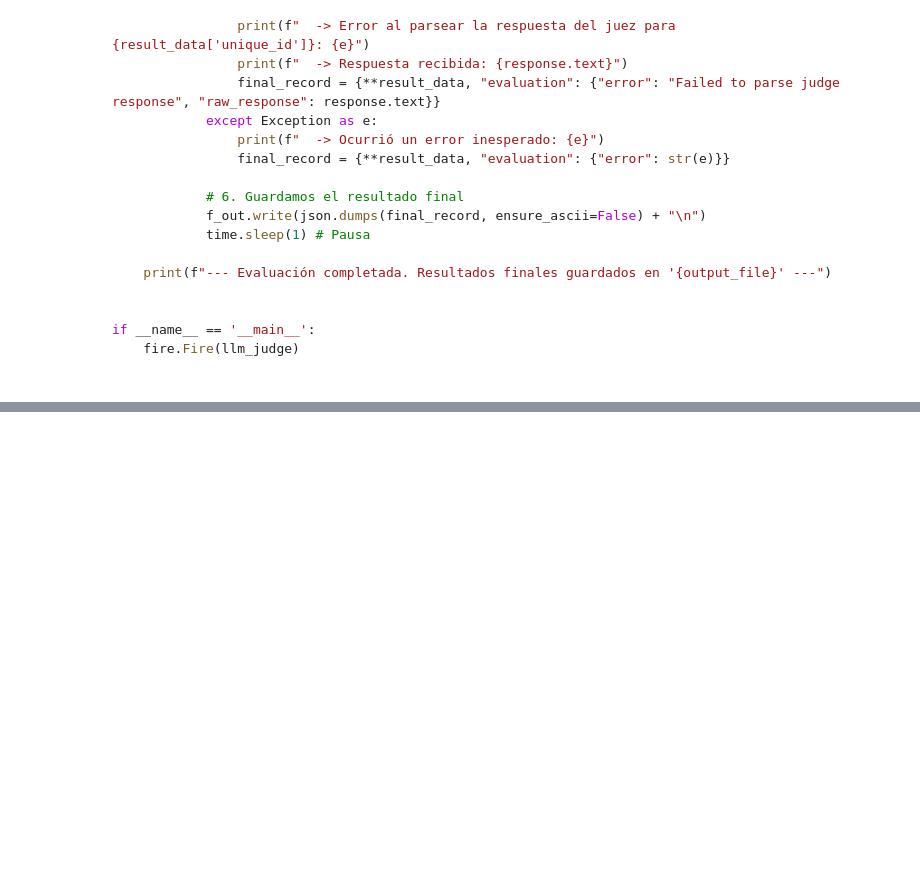
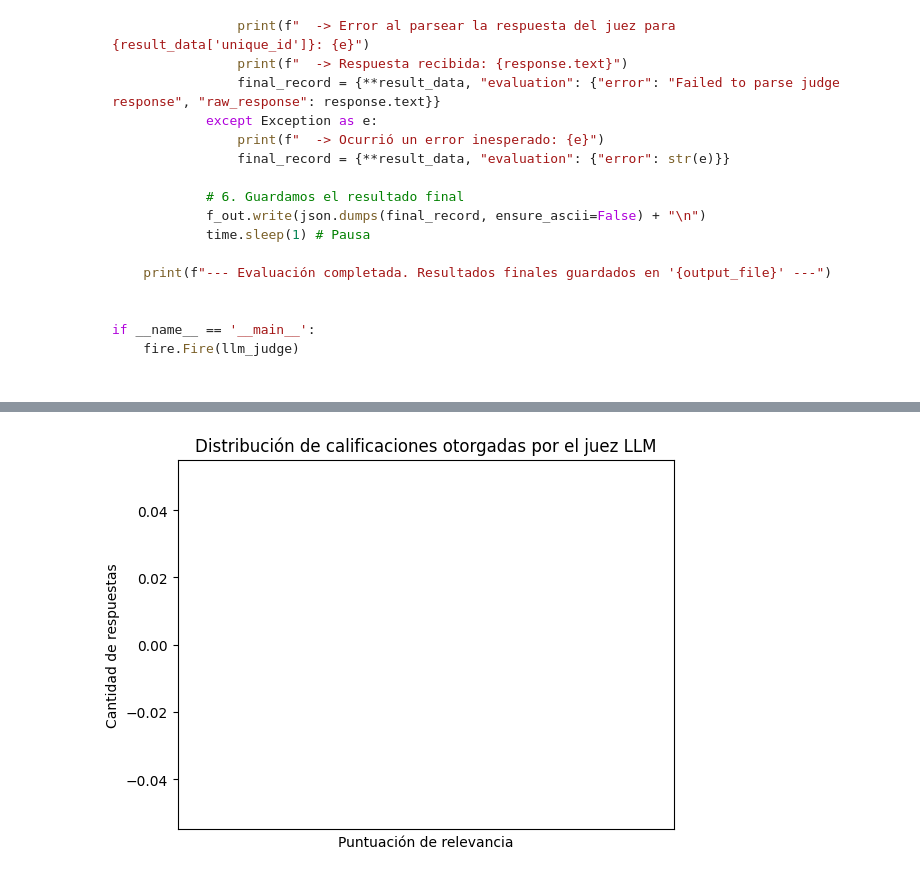
Before and after one commit to marcehluna/DIIA, a Jupyter notebook: RAG_GC.ipynb, the cells around one changed output, grey strips where cells are left out. Drawn from its saved outputs; the diff is of its cells as text; code cells hidden in the pictures; blank space fills up the shorter version.

```diff
--- a/RAG_GC.ipynb
+++ b/RAG_GC.ipynb
@@ -1065,0 +1012,34 @@ NameError: name 'judge_model_name' is not defined
+# %%
+import json
+from collections import Counter
+
+import matplotlib.pyplot as plt
+
+# Leer las puntuaciones del archivo de evaluación
+scores = []
+with open("llm_judge_rag.jsonl", "r", encoding="utf-8") as f:
+    for line in f:
+        data = json.loads(line)
+        eval_data = data.get("evaluation", {})
+        score = eval_data.get("puntuacion_relevancia")
+        # Si la puntuación es string, conviértela a int
+        try:
+            score_int = int(score)
+            scores.append(score_int)
+        except (TypeError, ValueError):
+            continue  # Ignora líneas sin puntuación válida
+
+# Contar la frecuencia de cada puntuación
+score_counts = Counter(scores)
+score_labels = sorted(score_counts.keys())
+score_values = [score_counts[label] for label in score_labels]
+
+# Graficar
+plt.bar(score_labels, score_values, color='skyblue')
+plt.xlabel("Puntuación de relevancia")
+plt.ylabel("Cantidad de respuestas")
+plt.title("Distribución de calificaciones otorgadas por el juez LLM")
+plt.xticks(score_labels)
+plt.show()
+# %% [output]
+[figure, added]
```
Also changed, not shown: parts of 8 cells of this notebook.
